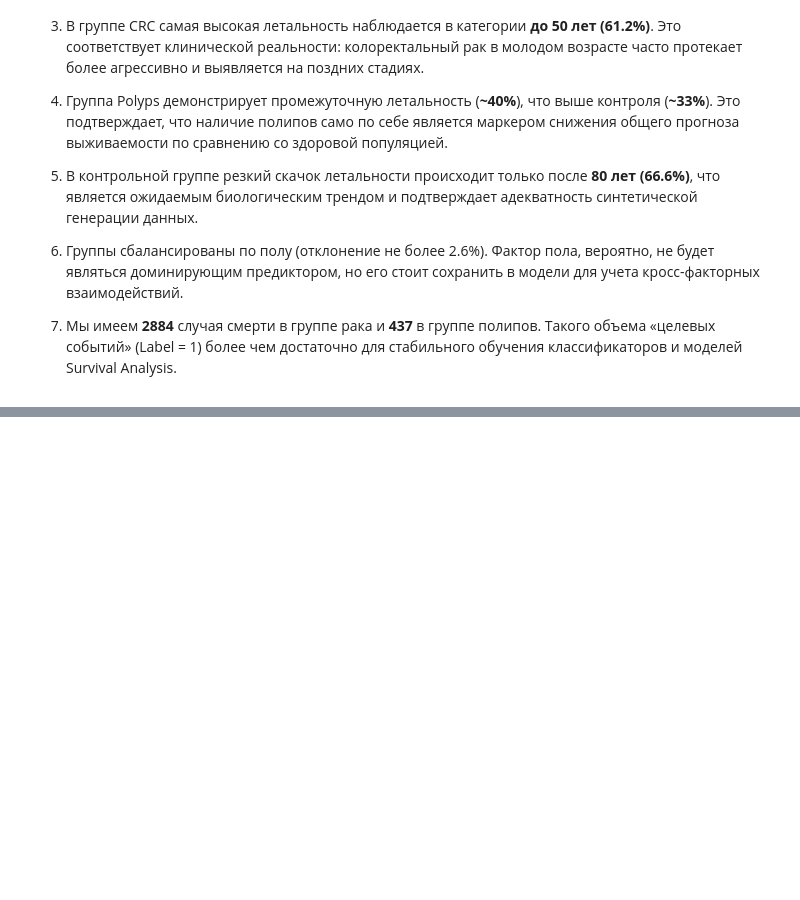
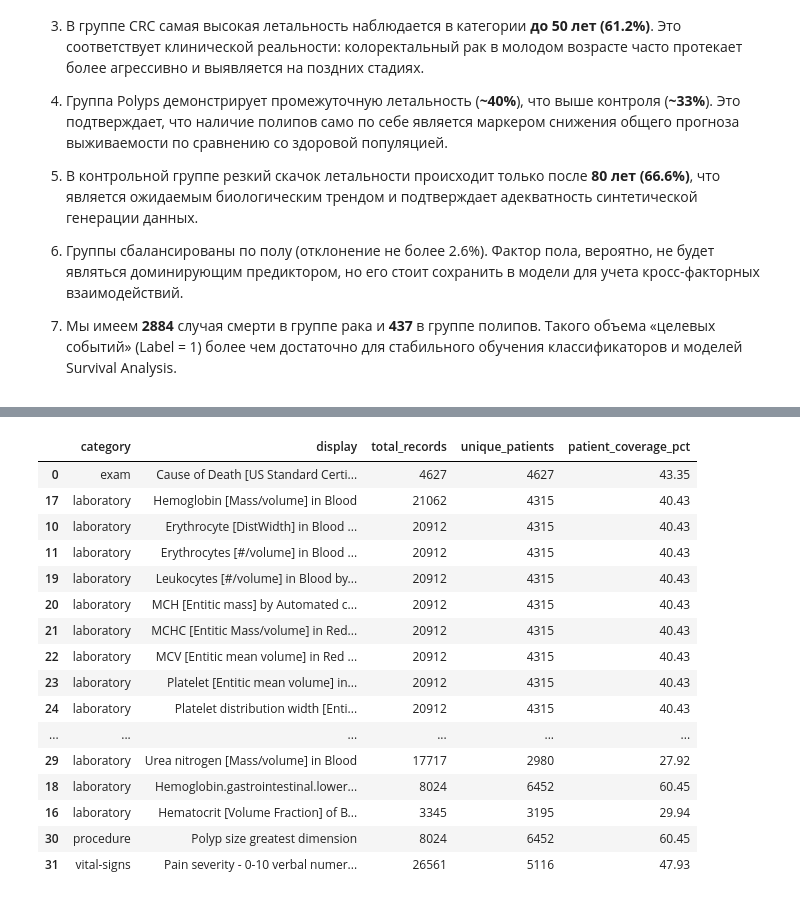
Before and after one commit to BalshowAndrew/oncology_fhir_analytics, a Jupyter notebook: notebooks/01_eda_clickhouse.ipynb, the cells around one changed output, grey strips where cells are left out. Cells and saved outputs as stored; diff of their text form; code cells hidden in the pictures; blank space fills up the shorter version.

```diff
--- a/notebooks/01_eda_clickhouse.ipynb
+++ b/notebooks/01_eda_clickhouse.ipynb
@@ -683,0 +684,11 @@ display(styled_age_report)
+# %%
+df_observations = client.query_df("" \
+"""
+SELECT
+    patient_id,
+    category,
+    display,
+    effective_at
+FROM oncology.observations
+""")
+df_observations.head()
@@ -683,0 +702,37 @@ display(styled_age_report)
+# %%
+# Общее количество пациентов для расчета охвата (используем ранее полученную цифру)
+total_patients_pop = 10673
+
+obs_category_summary = df_observations.groupby(['category', 'display']).agg(
+    total_records=('patient_id', 'count'),
+    unique_patients=('patient_id', 'nunique')
+).reset_index()
+
+obs_category_summary['patient_coverage_pct'] = (
+    obs_category_summary['unique_patients'] / total_patients_pop * 100
+).round(2)
+
+obs_category_summary = obs_category_summary.sort_values(
+    by=['category', 'total_records'],
+    ascending=[True, False]
+)
+
+display(obs_category_summary.head(50))
+# %% [output]
+|  | category | display | total_records | unique_patients | patient_coverage_pct |
+| 0 | exam | Cause of Death [US Standard Certi... | 4627 | 4627 | 43.35 |
+| 17 | laboratory | Hemoglobin [Mass/volume] in Blood | 21062 | 4315 | 40.43 |
+| 10 | laboratory | Erythrocyte [DistWidth] in Blood ... | 20912 | 4315 | 40.43 |
+| 11 | laboratory | Erythrocytes [#/volume] in Blood ... | 20912 | 4315 | 40.43 |
+| 19 | laboratory | Leukocytes [#/volume] in Blood by... | 20912 | 4315 | 40.43 |
+| 20 | laboratory | MCH [Entitic mass] by Automated c... | 20912 | 4315 | 40.43 |
+| 21 | laboratory | MCHC [Entitic Mass/volume] in Red... | 20912 | 4315 | 40.43 |
+| 22 | laboratory | MCV [Entitic mean volume] in Red ... | 20912 | 4315 | 40.43 |
+| 23 | laboratory | Platelet [Entitic mean volume] in... | 20912 | 4315 | 40.43 |
+| 24 | laboratory | Platelet distribution width [Enti... | 20912 | 4315 | 40.43 |
+| ... | ... | ... | ... | ... | ... |
+| 29 | laboratory | Urea nitrogen [Mass/volume] in Blood | 17717 | 2980 | 27.92 |
+| 18 | laboratory | Hemoglobin.gastrointestinal.lower... | 8024 | 6452 | 60.45 |
+| 16 | laboratory | Hematocrit [Volume Fraction] of B... | 3345 | 3195 | 29.94 |
+| 30 | procedure | Polyp size greatest dimension | 8024 | 6452 | 60.45 |
+| 31 | vital-signs | Pain severity - 0-10 verbal numer... | 26561 | 5116 | 47.93 |
```
Also changed, not shown: parts of 8 cells of this notebook, 5 other files.
